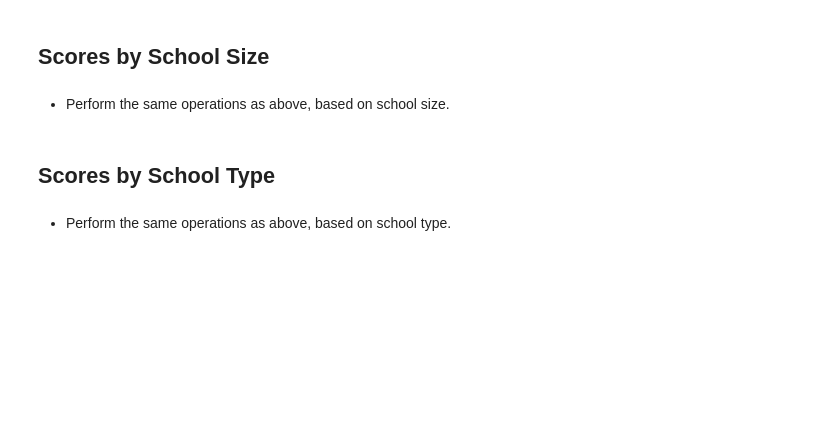
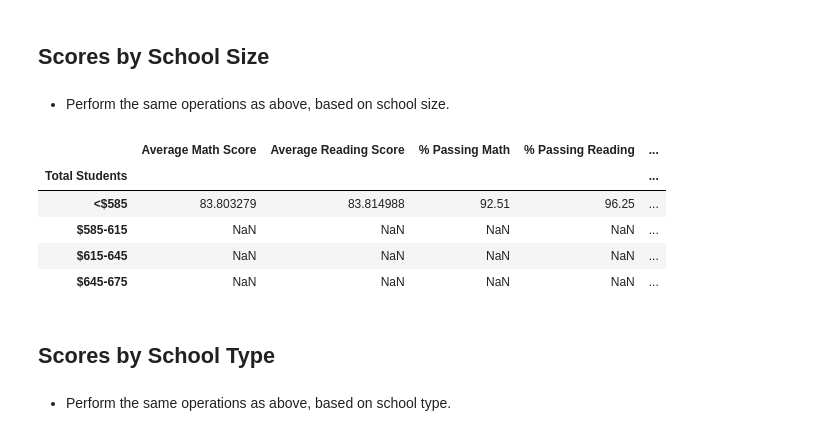
Before and after one commit to michellebrucato/Pandas_Challenge, a Jupyter notebook: PyCitySchools/PyCitySchools_Brucato.ipynb, the cells around one changed output. Drawn from its saved outputs; the diff is of its cells as text; code cells hidden in the pictures; blank space fills up the shorter version.

```diff
--- a/PyCitySchools/PyCitySchools_Brucato.ipynb
+++ b/PyCitySchools/PyCitySchools_Brucato.ipynb
@@ -280,3 +278,19 @@ group_names = ["Small (<1000)", "Medium (1000-2000)", "Large (2000-5000)"]
+# %%
+school_size_bins = school_summary_df[[
+    "Average Math Score",
+    "Average Reading Score",
+    "% Passing Math",
+    "% Passing Reading",
+    "% Overall Passing Rate"
+]].groupby(pd.cut(school_summary_df["Total Students"], bins=size_bins, labels=spending_range)).mean()
+school_size_bins
+# %% [output]
+|  | Average Math Score | Average Reading Score | % Passing Math | % Passing Reading | ... |
+| Total Students |  |  |  |  | ... |
+| <$585 | 83.803279 | 83.814988 | 92.51 | 96.25 | ... |
+| $585-615 | NaN | NaN | NaN | NaN | ... |
+| $615-645 | NaN | NaN | NaN | NaN | ... |
+| $645-675 | NaN | NaN | NaN | NaN | ... |
 # %% [markdown]
 ## Scores by School Type
 # %% [markdown]
```
Also changed, not shown: parts of 3 cells of this notebook.
